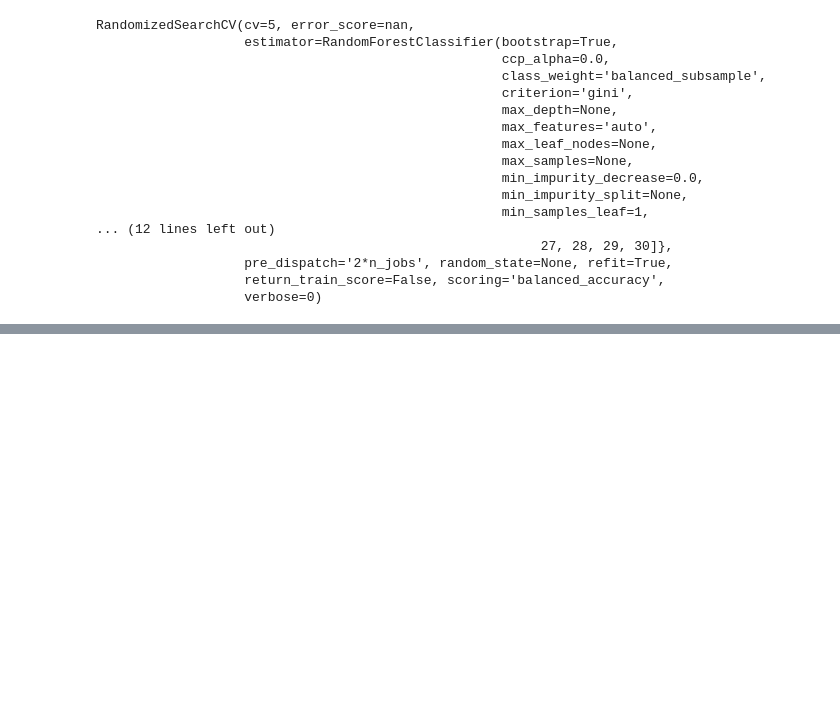
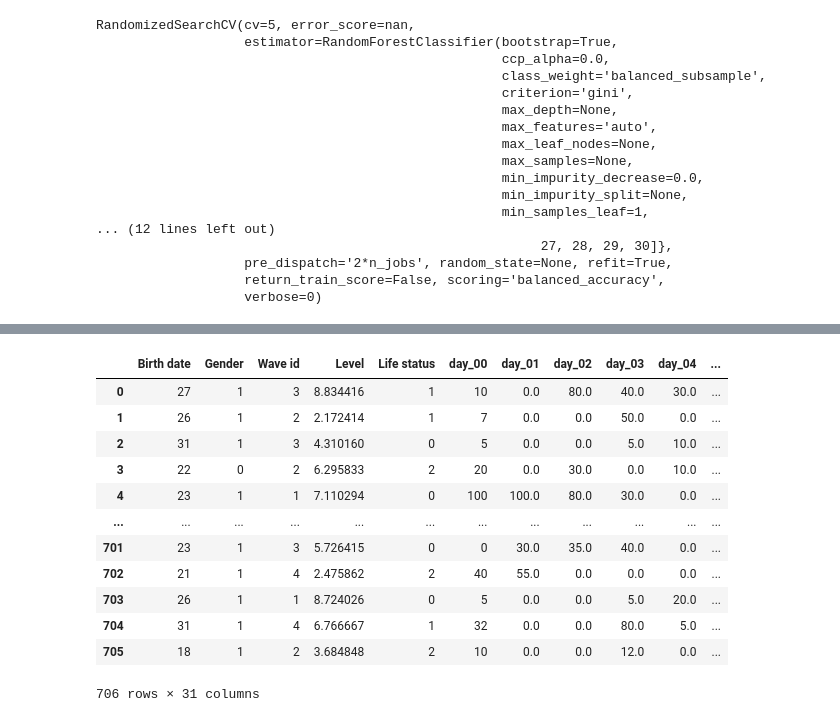
Before and after one commit to MirRinat/Hackaton21, a Jupyter notebook: clean_date.ipynb, the cells around one changed output, grey strips where cells are left out. Saved outputs shown, nothing was run; the diff lists cells and outputs as text; code cells hidden in the pictures; blank space fills up the shorter version.

```diff
--- a/clean_date.ipynb
+++ b/clean_date.ipynb
@@ -153,0 +233,21 @@ print("Результат на тестовых данных: %f " %(100*metrics
+# %%
+for i in np.arange(test_data.shape[1]):
+  test_data.iloc[:, i].fillna(0, inplace=True)
+# %%
+test_data['Life status'].replace({'work':1,'study':2,'other':0},inplace=True)
+# %%
+test_data
+# %% [output]
+|  | Birth date | Gender | Wave id | Level | Life status | day_00 | day_01 | day_02 | day_03 | day_04 | ... |
+| 0 | 27 | 1 | 3 | 8.834416 | 1 | 10 | 0.0 | 80.0 | 40.0 | 30.0 | ... |
+| 1 | 26 | 1 | 2 | 2.172414 | 1 | 7 | 0.0 | 0.0 | 50.0 | 0.0 | ... |
+| 2 | 31 | 1 | 3 | 4.310160 | 0 | 5 | 0.0 | 0.0 | 5.0 | 10.0 | ... |
+| 3 | 22 | 0 | 2 | 6.295833 | 2 | 20 | 0.0 | 30.0 | 0.0 | 10.0 | ... |
+| 4 | 23 | 1 | 1 | 7.110294 | 0 | 100 | 100.0 | 80.0 | 30.0 | 0.0 | ... |
+| ... | ... | ... | ... | ... | ... | ... | ... | ... | ... | ... | ... |
+| 701 | 23 | 1 | 3 | 5.726415 | 0 | 0 | 30.0 | 35.0 | 40.0 | 0.0 | ... |
+| 702 | 21 | 1 | 4 | 2.475862 | 2 | 40 | 55.0 | 0.0 | 0.0 | 0.0 | ... |
+| 703 | 26 | 1 | 1 | 8.724026 | 0 | 5 | 0.0 | 0.0 | 5.0 | 20.0 | ... |
+| 704 | 31 | 1 | 4 | 6.766667 | 1 | 32 | 0.0 | 0.0 | 80.0 | 5.0 | ... |
+| 705 | 18 | 1 | 2 | 3.684848 | 2 | 10 | 0.0 | 0.0 | 12.0 | 0.0 | ... |
+706 rows × 31 columns
```
Also changed, not shown: parts of 20 cells of this notebook, 3 other files.
